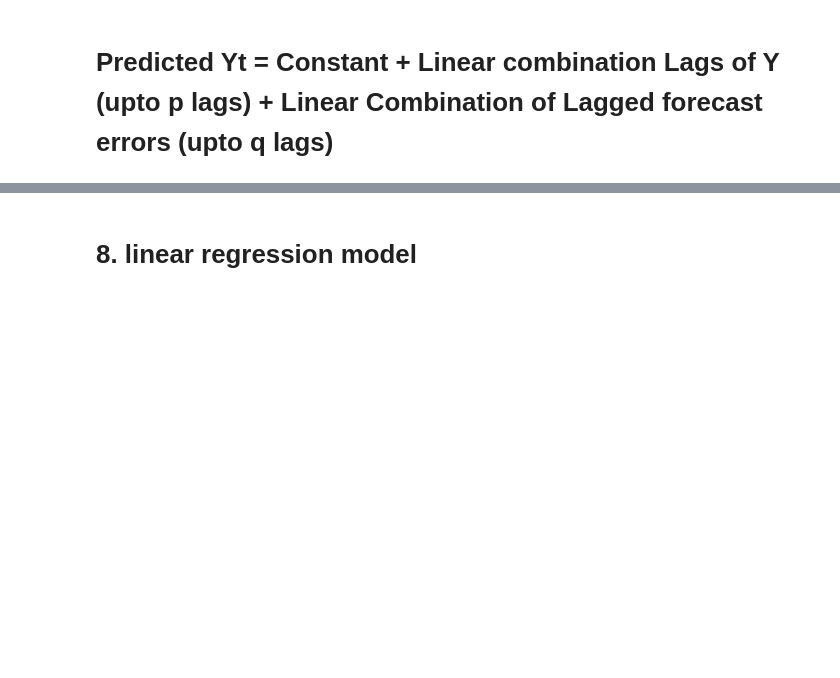
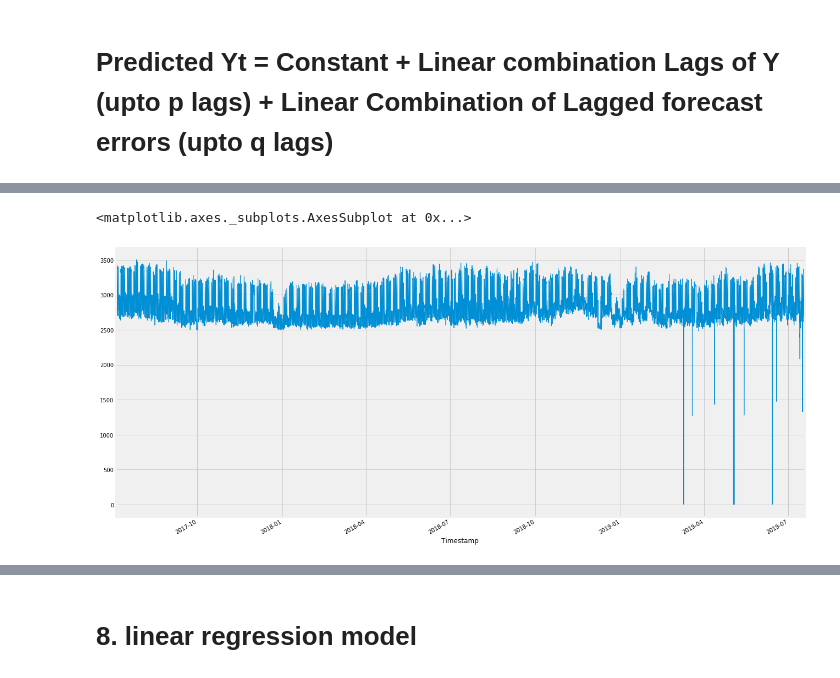
Before and after one commit to eco-data-science-team/ARIMA-Cluster-linear-regression-model, a Jupyter notebook: anormaly detection.ipynb, the cells around one changed output, grey strips where cells are left out. Cells and saved outputs as stored; diff of their text form; code cells hidden in the pictures; blank space fills up the shorter version.

```diff
--- a/anormaly detection.ipynb
+++ b/anormaly detection.ipynb
@@ -486,19 +500,23 @@ p-value: 0.000000
 # %%
 # clean the first half of the GBSF electricity data to be used in training a model (ARIMA, LSTM, RandomForest).
 # For clustering, we don’t really “train” any model so this cleaning doesn’t need to happen.
 
 df_hour = df.resample('1h').sum()
 
-df_clean = df_hour.loc[:,'GBSF_Electricity_Demand_kBtu'][0:int(len(df_hour.GBSF_Electricity_Demand_kBtu)/2)]
+#split the data into half
+df_train = df_hour.loc[:,'GBSF_Electricity_Demand_kBtu'][0:int(len(df_hour.GBSF_Electricity_Demand_kBtu)*4/5)]
 
 
+# clean and trained data
+df_train = df_train.drop(df_train[df_train.values<2500].index, axis=0)
+df_valid = df_hour.loc[:,'GBSF_Electricity_Demand_kBtu'][int(len(df_hour.GBSF_Electricity_Demand_kBtu)*4/5):]
 
-df_clean = df_clean.drop(df_clean[df_clean.values<10000].index, axis=0)
-
-
-
-df_merge = pd.concat([df_clean, df_hour.loc[:,'GBSF_Electricity_Demand_kBtu'][int(len(df_hour.GBSF_Electricity_Demand_kBtu)/2):]], axis=0)
-
+# merge them together and show them
+df_merge = pd.concat([df_train, df_valid], axis = 0)
 df_merge.sort_index(ascending=True)
 
-df_merge.plot(figsize=(18,5), linewidth=1)
+# plot the data
+df_merge.plot(figsize=(20,10), linewidth=1)
+# %% [output]
+<matplotlib.axes._subplots.AxesSubplot at 0x...>
+[figure, added]
```
Also changed, not shown: parts of 27 cells of this notebook.
